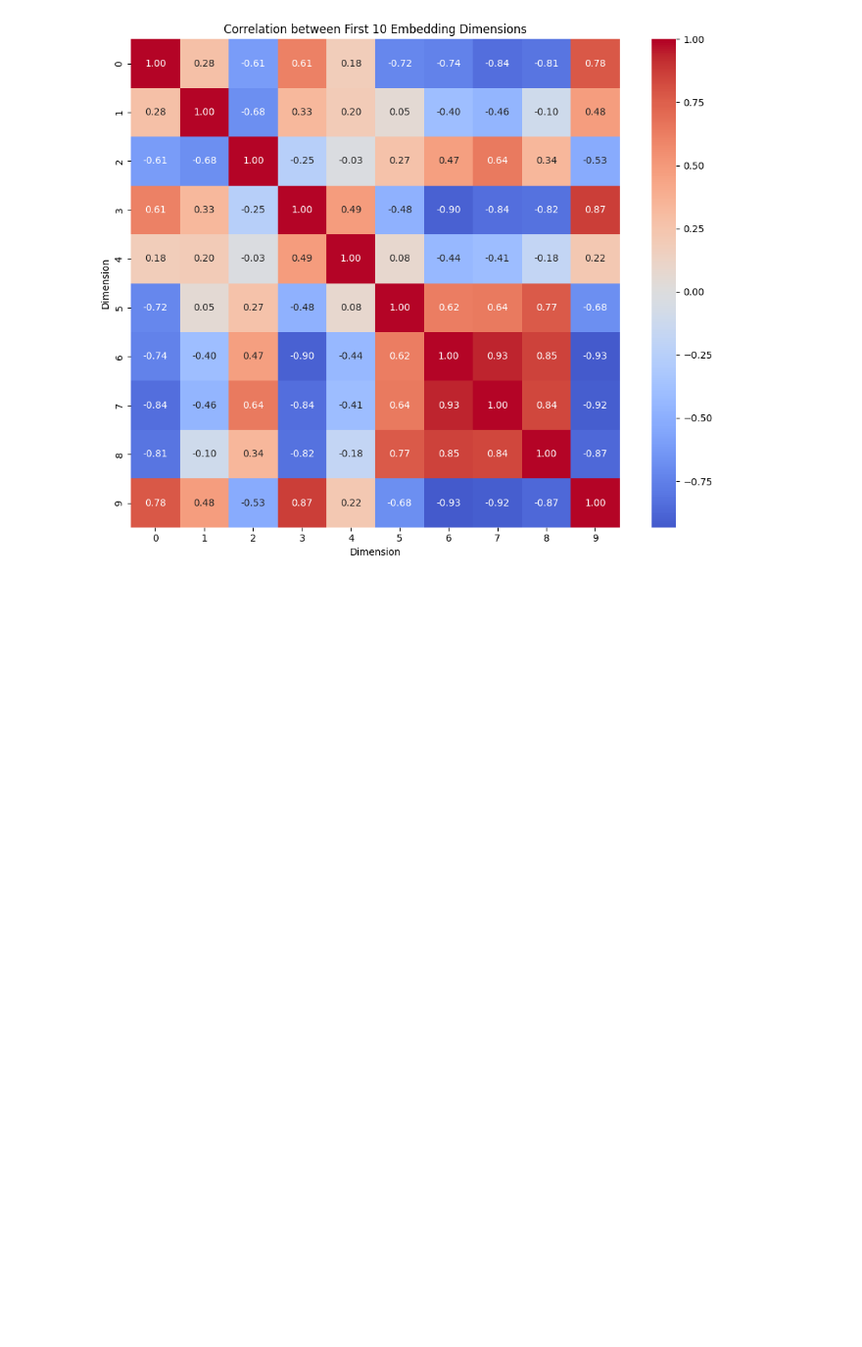
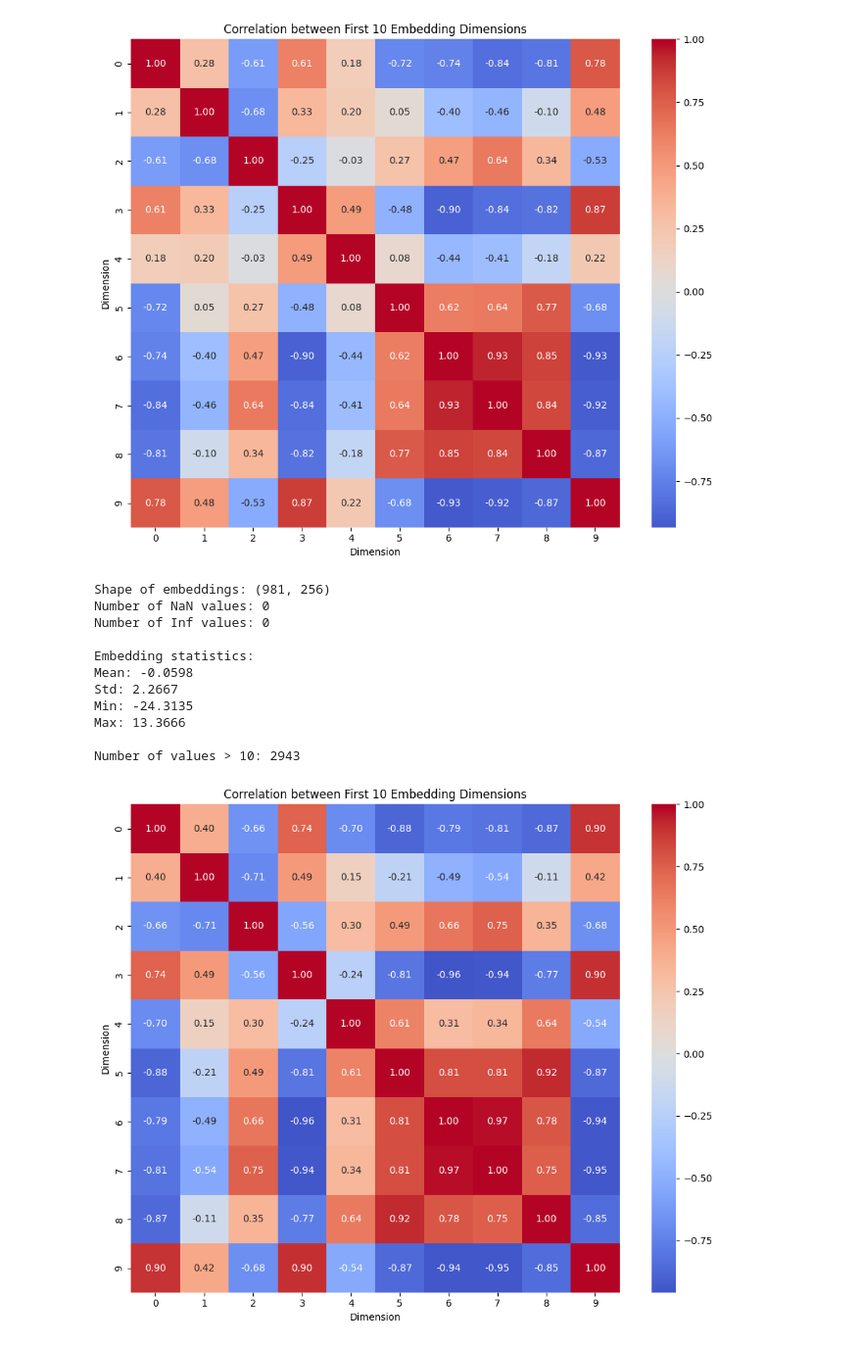
Before and after one commit to haoyunLi/pseudo_bulk, a Jupyter notebook: difference.ipynb, the cells around one changed output. Shown at 98% size. Cells and saved outputs as stored; diff of their text form; code cells hidden in the pictures; blank space fills up the shorter version.

```diff
--- a/difference.ipynb
+++ b/difference.ipynb
@@ -74,3 +79,52 @@ Max: 13.3458
 
 Number of values > 10: 2943
 [figure]
+# %%
+# Load embeddings
+embeddings = np.load('data/mean_embeddings_NW.npy')
+
+# Basic quality checks
+print(f"Shape of embeddings: {embeddings.shape}")
+print(f"Number of NaN values: {np.isnan(embeddings).sum()}")
+print(f"Number of Inf values: {np.isinf(embeddings).sum()}")
+
+# Check statistics
+print("\nEmbedding statistics:")
+print(f"Mean: {np.mean(embeddings):.4f}")
+print(f"Std: {np.std(embeddings):.4f}")
+print(f"Min: {np.min(embeddings):.4f}")
+print(f"Max: {np.max(embeddings):.4f}")
+
+# Check for any extreme values
+threshold = 10  # Adjust based on expected range
+extreme_values = np.sum(np.abs(embeddings) > threshold)
+print(f"\nNumber of values > {threshold}: {extreme_values}")
+
+# Check correlation between first few dimensions
+correlation_matrix = np.corrcoef(embeddings[:100, :10].T)
+
+plt.figure(figsize=(10, 8))
+sns.heatmap(correlation_matrix,
+            annot=True,
+            fmt='.2f',
+            cmap='coolwarm',
+            center=0,
+            square=True)
+plt.title('Correlation between First 10 Embedding Dimensions')
+plt.xlabel('Dimension')
+plt.ylabel('Dimension')
+plt.tight_layout()
+plt.show()
+# %% [output]
+Shape of embeddings: (981, 256)
+Number of NaN values: 0
+Number of Inf values: 0
+
+Embedding statistics:
+Mean: -0.0598
+Std: 2.2667
+Min: -24.3135
+Max: 13.3666
+
+Number of values > 10: 2943
+[figure, added]
```
Also changed, not shown: parts of 3 cells of this notebook, 2 other files.
